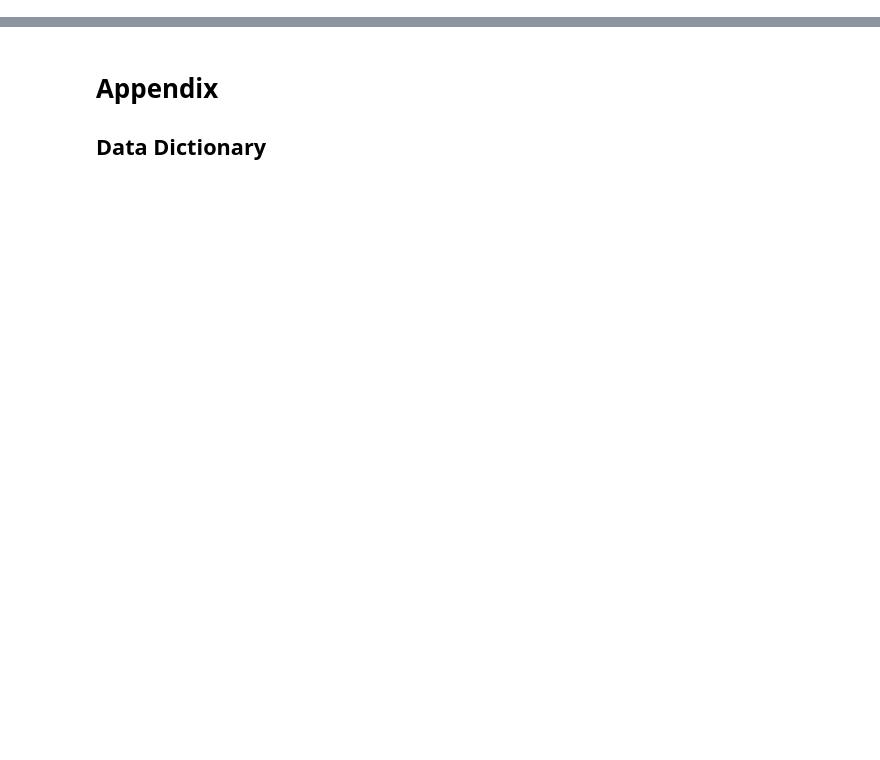
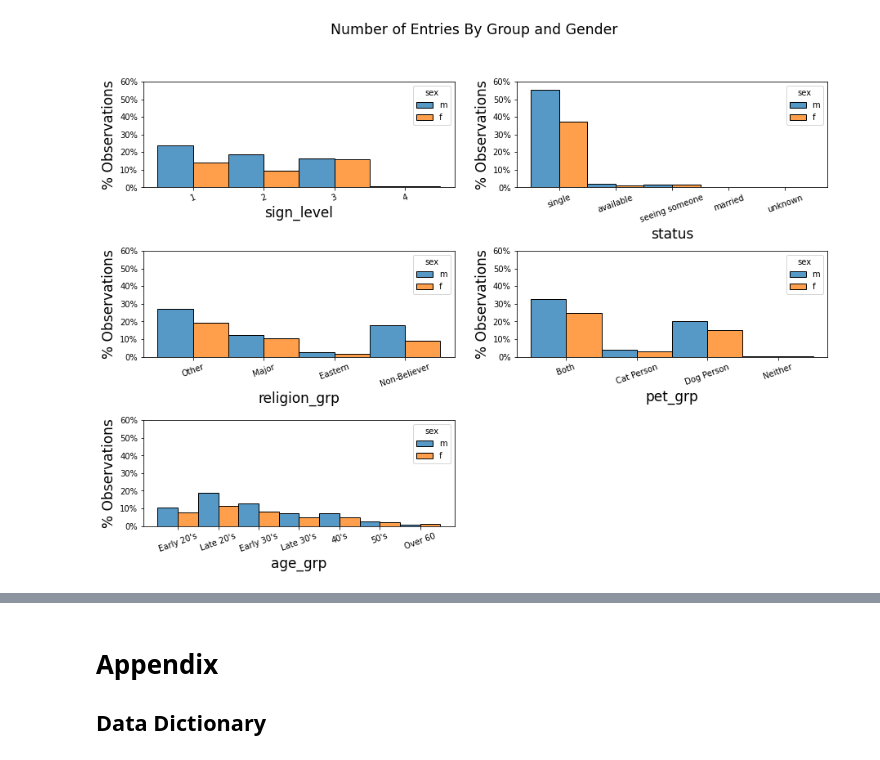
Before and after one commit to aboomer07/DataNotebook, a Jupyter notebook: DataViz Notebook.ipynb, the cells around one changed output, grey strips where cells are left out. Cells and saved outputs as stored; diff of their text form; code cells hidden in the pictures; blank space fills up the shorter version.

```diff
--- a/DataViz Notebook.ipynb
+++ b/DataViz Notebook.ipynb
@@ -329,0 +359,56 @@ interactive(children=(Dropdown(description='category', options=('age', 'body_typ
+# %%
+# 2.2.2 Categorical plots
+
+#Get list of columns to group the data by to analyze differences in length of text written
+categories = ['sign_level', 'status', 'religion_grp', 'pet_grp', 'age_grp']
+#These categorical variables need to have a forced order
+cat_order = {'age_grp' : ["Early 20's", "Late 20's", "Early 30's", "Late 30's", "40's", "50's", 'Over 60'],
+             'religion_grp' : ['Other', 'Major', 'Eastern', 'Non-Believer'],
+             'pet_grp' : ['Both', 'Cat Person', 'Dog Person', 'Neither'],
+             'status' : ['single', 'available', 'seeing someone', 'married', 'unknown']}
+
+#Define a function for plotting these bars
+def plot_bar(data, category, ax, orient):
+    data = data.copy(deep=True) #Copy the data
+    #Force to categorical with predefined order
+    try:
+        cat = CategoricalDtype(cat_order[category], ordered=True)
+    except:
+        cat = CategoricalDtype(data[category].dropna().unique().tolist(), ordered=True)
+    data[category] = data[category].astype(cat) #Cast as categorical
+
+    if orient == 'v': #If we want vertical bars
+        curr = sns.histplot(data[data[category].notna()], x=category, hue="sex", multiple="dodge", ax=ax,
+                           stat='probability')
+        ax.xaxis.set_tick_params(rotation=20) #Rotate the text 20 degrees
+        #Get the label for the x-axis and make the font size bigger
+        x = ax.get_xlabel()
+        ax.set_xlabel(x, fontsize=17)
+        #Get the label for the y-axis and make the font size bigger
+        ax.set_ylabel('% Observations', fontsize=17)
+        ax.set(ylim=(0, 0.6))
+        ax.yaxis.set_major_formatter(mtick.PercentFormatter(1.0))
+    else: #If horizontal bars
+        curr = sns.histplot(data[data[category].notna()], y=category, hue="sex", multiple="dodge", ax=ax,
+                           stat='probability')
+        #Get the label for the y-axis and make the font size bigger
+        y = ax.get_ylabel()
+        ax.set_ylabel(y, fontsize=17)
+        #Get the label for the x-axis and make the font size bigger
+        ax.set_xlabel('% Observations', fontsize=17)
+        ax.set(xlim=(0, 0.6))
+        ax.xaxis.set_major_formatter(mtick.PercentFormatter(1.0))
+
+#Initialize a grid of subplots
+fig, axes = plt.subplots(ncols=2, nrows=(np.math.floor(len(categories)/2))+1, figsize=(15, 10))
+fig.suptitle("Number of Entries By Group and Gender", fontsize='xx-large') #Set the figure title
+fig.subplots_adjust(hspace=0.6, wspace=0.2) #Put some whitespace in between
+for i in range(len(categories)):
+    cat = categories[i] #Get the current column variable
+    curr_row = np.math.floor(i / 2) #Get the current row and column of the subplot axis
+    curr_col = i % 2
+    plot_bar(df, cat, axes[curr_row, curr_col], 'v') #Call the plot bar function
+
+fig.delaxes(axes[2][1])
+# %% [output]
+[figure, added]
```
Also changed, not shown: parts of 46 cells of this notebook.
